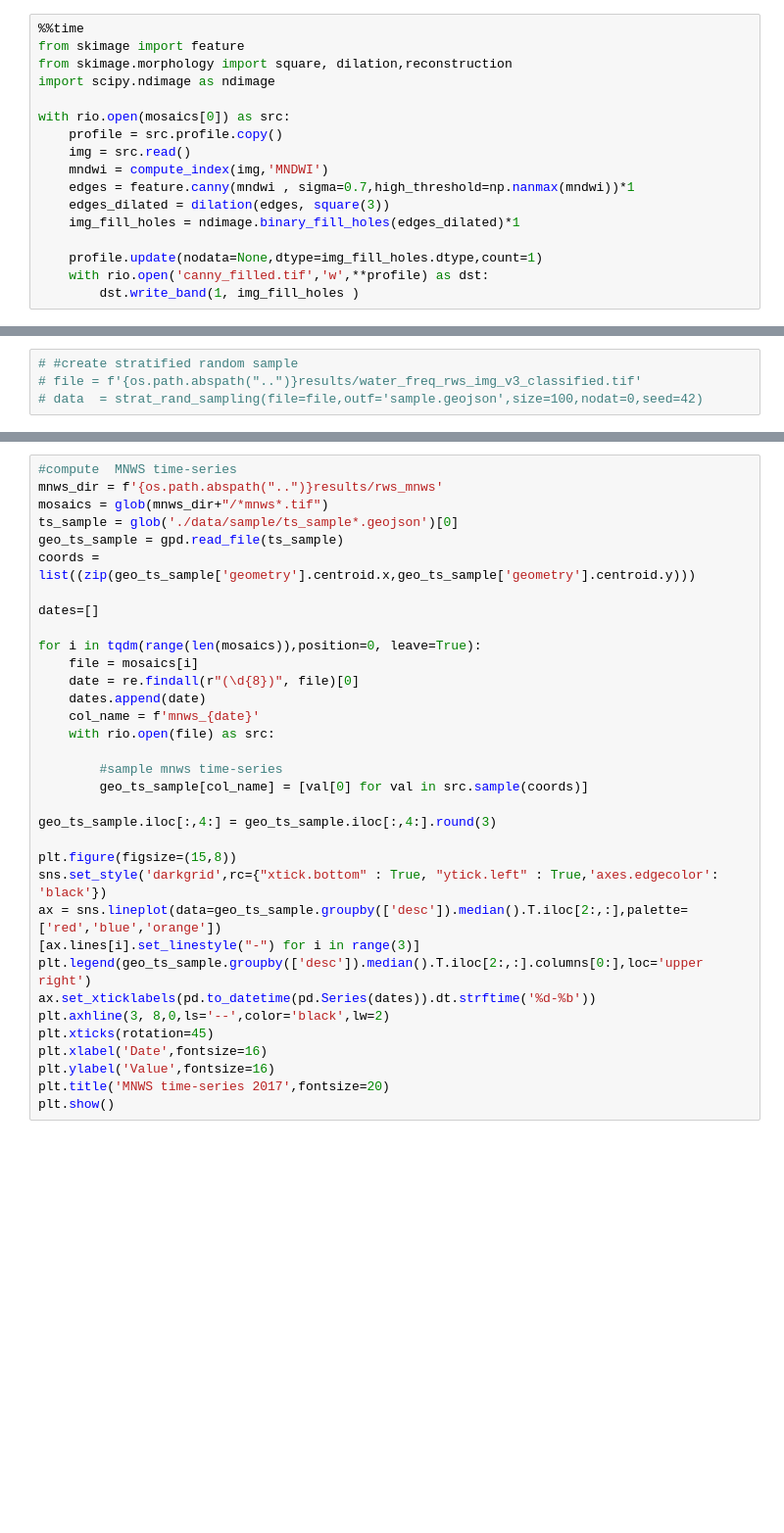
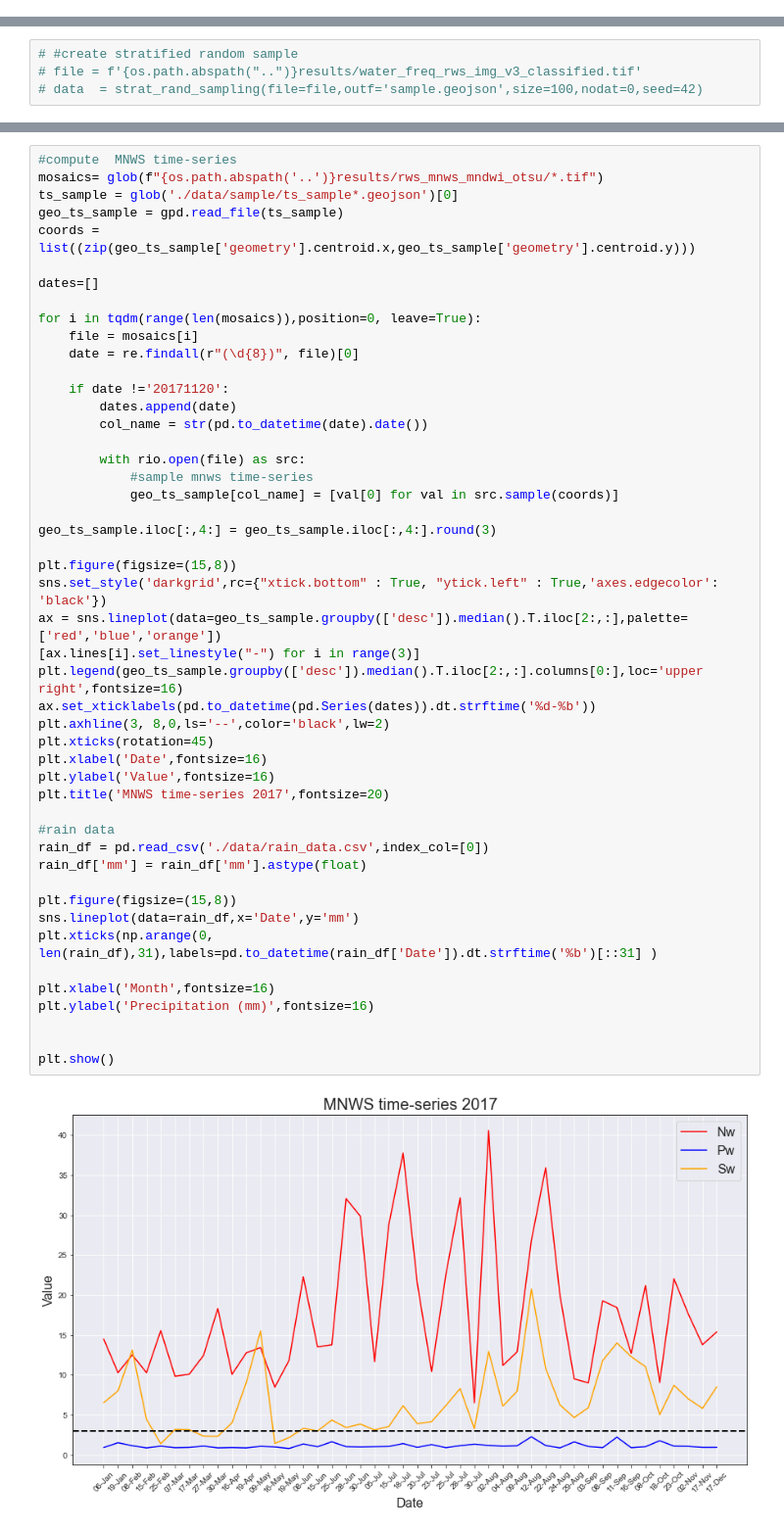
Before and after one commit to octo-weilian/mapping-wetlands, a Jupyter notebook: 01_sentinel2_mnws_timeseries_python.ipynb, the cells around one changed output, grey strips where cells are left out. Shown at 98% size. Drawn from its saved outputs; the diff is of its cells as text; blank space fills up the shorter version.

```diff
--- a/01_sentinel2_mnws_timeseries_python.ipynb
+++ b/01_sentinel2_mnws_timeseries_python.ipynb
@@ -339,20 +345,3 @@ with rio.open(out_water_sum,'w',**profile) as dst: dst.write_band(1,water_sum)
-# %%
-%%time
-from skimage import feature
-from skimage.morphology import square, dilation,reconstruction
-import scipy.ndimage as ndimage
-
-with rio.open(mosaics[0]) as src:
-    profile = src.profile.copy()
-    img = src.read()
-    mndwi = compute_index(img,'MNDWI')
-    edges = feature.canny(mndwi , sigma=0.7,high_threshold=np.nanmax(mndwi))*1
-    edges_dilated = dilation(edges, square(3))
-    img_fill_holes = ndimage.binary_fill_holes(edges_dilated)*1
-
-    profile.update(nodata=None,dtype=img_fill_holes.dtype,count=1)
-    with rio.open('canny_filled.tif','w',**profile) as dst:
-        dst.write_band(1, img_fill_holes )
 # %% [markdown]
 QGIS expression :
 (("wf_rws@1"<=(2/3.5)) AND ("wf_rws@1">0))*1 + (("wf_rws@1">(2/3.5)) AND ("wf_rws@1"<(40/3.5)))*2  + (("wf_rws@1">=(40/3.5)) AND ("wf_rws@1"<=12))*3 + (("wf_rws@1">12))*4
@@ -454,34 +455,50 @@ round(mnws_data.describe(),3).loc[['mean','std','min','max']].T.sort_values('mea
 # %%
 #compute  MNWS time-series
-mnws_dir = f'{os.path.abspath("..")}results/rws_mnws'
-mosaics = glob(mnws_dir+"/*mnws*.tif")
+mosaics= glob(f"{os.path.abspath('..')}results/rws_mnws_mndwi_otsu/*.tif")
 ts_sample = glob('./data/sample/ts_sample*.geojson')[0]
 geo_ts_sample = gpd.read_file(ts_sample)
 coords = list((zip(geo_ts_sample['geometry'].centroid.x,geo_ts_sample['geometry'].centroid.y)))
 
 dates=[]
 
 for i in tqdm(range(len(mosaics)),position=0, leave=True):
     file = mosaics[i]
     date = re.findall(r"(\d{8})", file)[0]
-    dates.append(date)
-    col_name = f'mnws_{date}'
-    with rio.open(file) as src:
 
-        #sample mnws time-series
-        geo_ts_sample[col_name] = [val[0] for val in src.sample(coords)]
+    if date !='20171120':
+        dates.append(date)
+        col_name = str(pd.to_datetime(date).date())
+
+        with rio.open(file) as src:
+            #sample mnws time-series
+            geo_ts_sample[col_name] = [val[0] for val in src.sample(coords)]
 
 geo_ts_sample.iloc[:,4:] = geo_ts_sample.iloc[:,4:].round(3)
 
 plt.figure(figsize=(15,8))
 sns.set_style('darkgrid',rc={"xtick.bottom" : True, "ytick.left" : True,'axes.edgecolor': 'black'})
 ax = sns.lineplot(data=geo_ts_sample.groupby(['desc']).median().T.iloc[2:,:],palette=['red','blue','orange'])
 [ax.lines[i].set_linestyle("-") for i in range(3)]
-plt.legend(geo_ts_sample.groupby(['desc']).median().T.iloc[2:,:].columns[0:],loc='upper right')
+plt.legend(geo_ts_sample.groupby(['desc']).median().T.iloc[2:,:].columns[0:],loc='upper right',fontsize=16)
 ax.set_xticklabels(pd.to_datetime(pd.Series(dates)).dt.strftime('%d-%b'))
 plt.axhline(3, 8,0,ls='--',color='black',lw=2)
 plt.xticks(rotation=45)
 plt.xlabel('Date',fontsize=16)
 plt.ylabel('Value',fontsize=16)
 plt.title('MNWS time-series 2017',fontsize=20)
+
+#rain data
+rain_df = pd.read_csv('./data/rain_data.csv',index_col=[0])
+rain_df['mm'] = rain_df['mm'].astype(float)
+
+plt.figure(figsize=(15,8))
+sns.lineplot(data=rain_df,x='Date',y='mm')
+plt.xticks(np.arange(0, len(rain_df),31),labels=pd.to_datetime(rain_df['Date']).dt.strftime('%b')[::31] )
+
+plt.xlabel('Month',fontsize=16)
+plt.ylabel('Precipitation (mm)',fontsize=16)
+
+
 plt.show()
+# %% [output]
+[figure, added]
```
Also changed, not shown: parts of 10 cells of this notebook, 4 other files.
